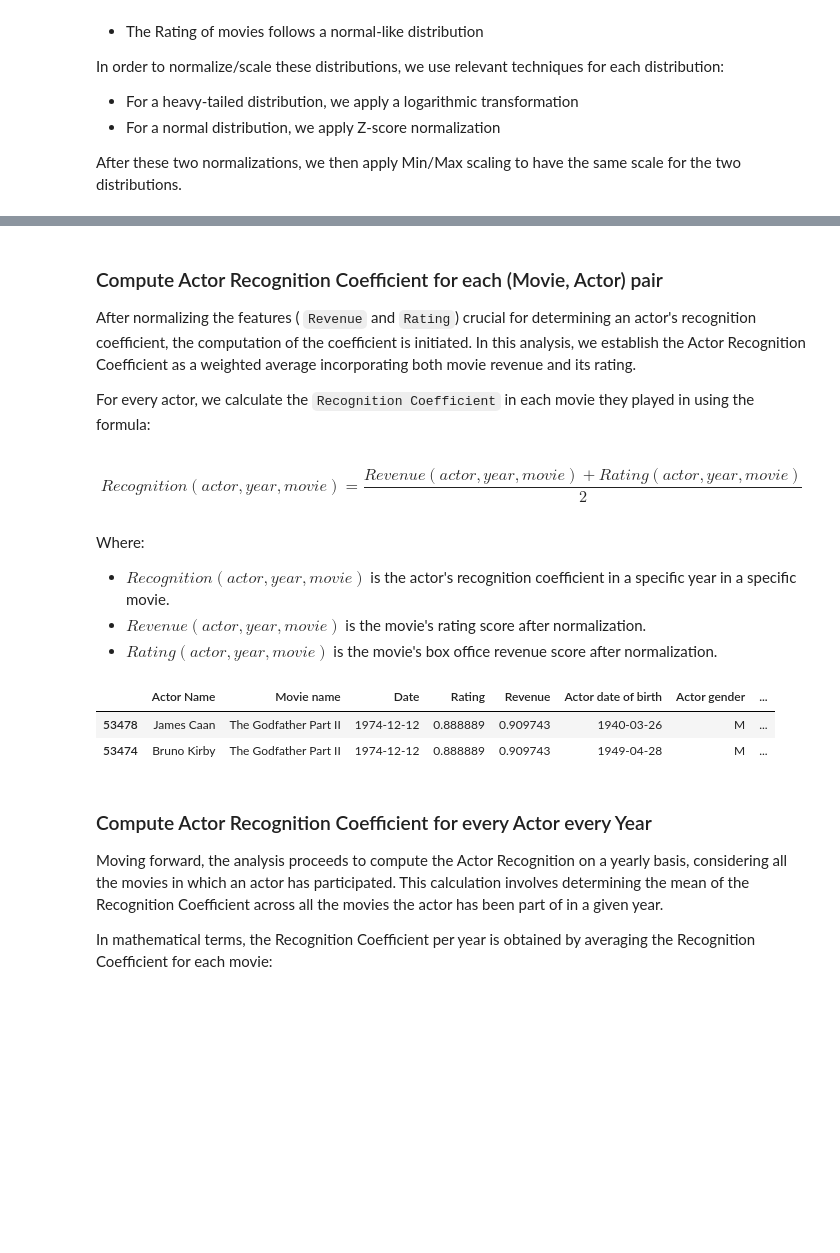
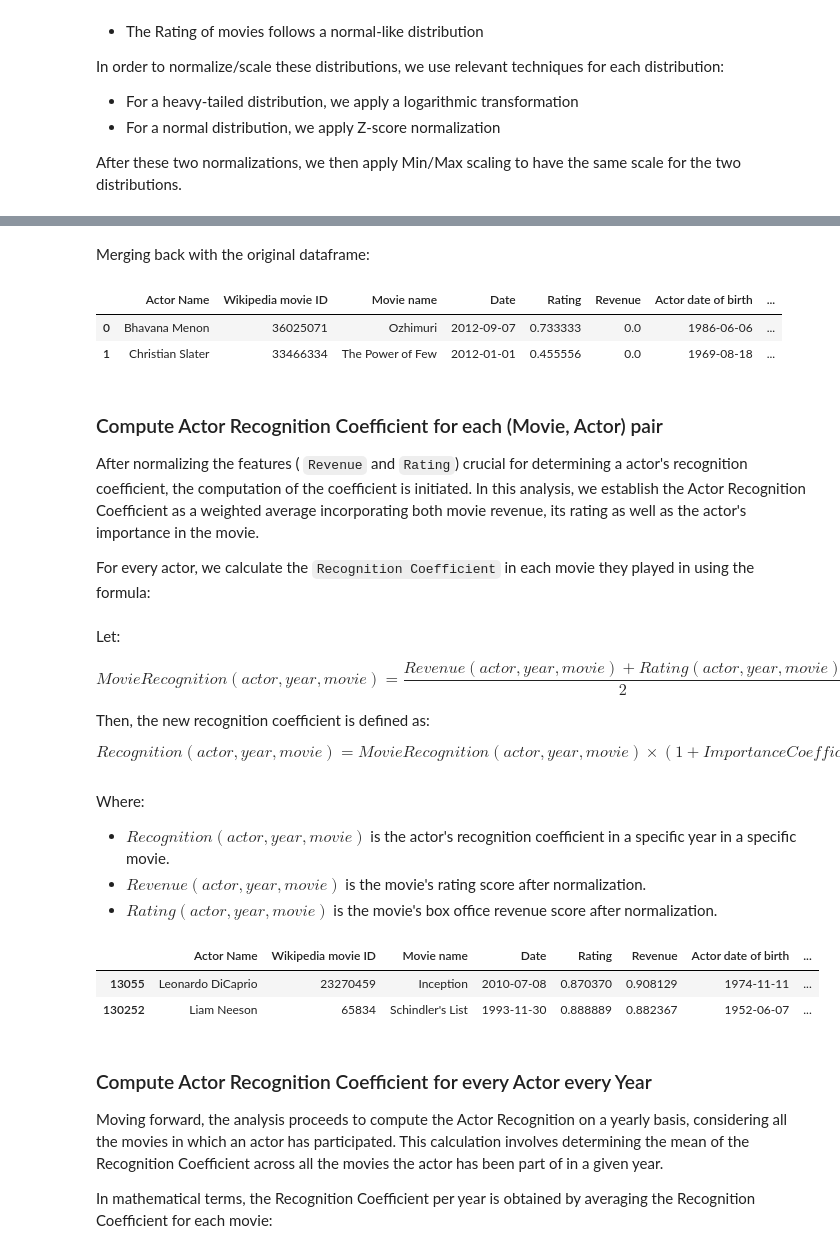
Before and after one commit to epfl-ada/ada-2023-project-pandateam23, a Jupyter notebook: Actors_representation.ipynb, the cells around one changed output, grey strips where cells are left out. Cells and saved outputs as stored; diff of their text form; code cells hidden in the pictures; blank space fills up the shorter version.

```diff
--- a/Actors_representation.ipynb
+++ b/Actors_representation.ipynb
@@ -379,0 +404,4 @@ actor_popularity_rank.head(2)
+# %%
+plot_summaries_columns = ["Wikipedia movie ID", "Plot summary"]
+plot_summaries.columns = plot_summaries_columns
+plot_summaries
@@ -379,0 +488,24 @@ actor_popularity_rank.head(2)
+# %%
+# Function to calculate coefficients
+def calculate_coefficients(group):
+    max_repetitions = group['Repetitions'].max()
+    num_characters = len(group)
+
+    if max_repetitions == 0:
+        # If no character names appeared in the plot summary
+        group['Importance Coefficient'] = 1 / num_characters
+    else:
+        # Divide the number of repetitions for each character by the total sum of repetitions
+        group['Importance Coefficient'] = group['Repetitions'] / max_repetitions
+
+    return group
+
+movie_character_counts_coefs = movie_character_counts.copy()
+# Applying the function to each group
+movie_character_counts_coefs = movie_character_counts_coefs.groupby('Wikipedia movie ID').apply(calculate_coefficients)
+
+# Resetting index if needed
+movie_character_counts_coefs.reset_index(drop=True, inplace=True)
+
+# Displaying the updated DataFrame
+movie_character_counts_coefs.head(10)
@@ -380,11 +532,36 @@ actor_popularity_rank.head(2)
+# %% [markdown]
+Merging back with the original dataframe:
+# %%
+# Merging the DataFrames
+actor_rank_with_importance = pd.merge(actor_popularity_rank, movie_character_counts_coefs, how='left', on=["Wikipedia movie ID", "Character name"])
+
+# Filling missing coefficients with 0
+actor_rank_with_importance['Importance Coefficient'] = actor_rank_with_importance['Importance Coefficient'].fillna(0)
+
+# Display the merged DataFrame
+actor_rank_with_importance.head(2)
+# %% [output]
+|  | Actor Name | Wikipedia movie ID | Movie name | Date | Rating | Revenue | Actor date of birth | ... |
+| 0 | Bhavana Menon | 36025071 | Ozhimuri | 2012-09-07 | 0.733333 | 0.0 | 1986-06-06 | ... |
+| 1 | Christian Slater | 33466334 | The Power of Few | 2012-01-01 | 0.455556 | 0.0 | 1969-08-18 | ... |
 # %% [markdown]
 ### Compute Actor Recognition Coefficient for each (Movie, Actor) pair
-After normalizing the features ( `Revenue` and `Rating`) crucial for determining an actor's recognition coefficient, the computation of the coefficient is initiated. In this analysis, we establish the Actor Recognition Coefficient as a weighted average incorporating both movie revenue and its rating.
+After normalizing the features ( `Revenue` and `Rating`) crucial for determining a actor's recognition coefficient, the computation of the coefficient is initiated. In this analysis, we establish the Actor Recognition Coefficient as a weighted average incorporating both movie revenue, its rating as well as the actor's importance in the movie.
 
 For every actor, we calculate the `Recognition Coefficient` in each movie they played in
  using the formula:
 # %% [markdown]
-$$Recognition(actor,year,movie) = \frac{Revenue(actor,year,movie) + Rating(actor,year,movie)}{2}$$
+Let:
+
+$$
+MovieRecognition(actor, year, movie) = \frac{Revenue(actor, year, movie) + Rating(actor, year, movie)}{2}
+$$
+
+Then, the new recognition coefficient is defined as:
+
+$$
+Recognition(actor, year, movie) = MovieRecognition(actor, year, movie) \times (1 + ImportanceCoefficient(actor, year, movie))
+$$
 # %% [markdown]
 Where:
 - $Recognition(actor,year,movie)$ is the actor's recognition coefficient in a specific year in a specific movie.
@@ -393,21 +570,22 @@ Where:
 # %%
 # Compute Actor Recognition Coefficient for each (Movie, Actor) pair
 columns_to_scale = ['Revenue', 'Rating']
 
 #  Weights can be adjusted
 weights = [1, 1]
-actor_popularity_movie_coef = actor_popularity_rank
+actor_popularity_movie_coef = actor_rank_with_importance.copy()
 
 # Calculate weighted average of normalized rating and normalized revenue
-actor_popularity_movie_coef['Recognition Coefficient'] = np.average(actor_popularity_rank[columns_to_scale], axis=1, weights=weights)
+movie_recognition = np.average(actor_rank_with_importance[columns_to_scale], axis=1, weights=weights)
+actor_popularity_movie_coef['Movie Coefficient'] = movie_recognition
+actor_popularity_movie_coef['Recognition Coefficient'] = movie_recognition * (1 + actor_rank_with_importance['Importance Coefficient'])
 
 actor_popularity_movie_coef = actor_popularity_movie_coef.sort_values(by='Recognition Coefficient',ascending=False)
-
 actor_popularity_movie_coef.head(2)
 # %% [output]
-|  | Actor Name | Movie name | Date | Rating | Revenue | Actor date of birth | Actor gender | ... |
-| 53478 | James Caan | The Godfather Part II | 1974-12-12 | 0.888889 | 0.909743 | 1940-03-26 | M | ... |
-| 53474 | Bruno Kirby | The Godfather Part II | 1974-12-12 | 0.888889 | 0.909743 | 1949-04-28 | M | ... |
+|  | Actor Name | Wikipedia movie ID | Movie name | Date | Rating | Revenue | Actor date of birth | ... |
+| 13055 | Leonardo DiCaprio | 23270459 | Inception | 2010-07-08 | 0.870370 | 0.908129 | 1974-11-11 | ... |
+| 130252 | Liam Neeson | 65834 | Schindler's List | 1993-11-30 | 0.888889 | 0.882367 | 1952-06-07 | ... |
 # %% [markdown]
 ### Compute Actor Recognition Coefficient for every Actor every Year
 Moving forward, the analysis proceeds to compute the Actor Recognition on a yearly basis, considering all the movies in which an actor has participated. This calculation involves determining the mean of the Recognition Coefficient across all the movies the actor has been part of in a given year.
```
Also changed, not shown: parts of 117 cells of this notebook.
